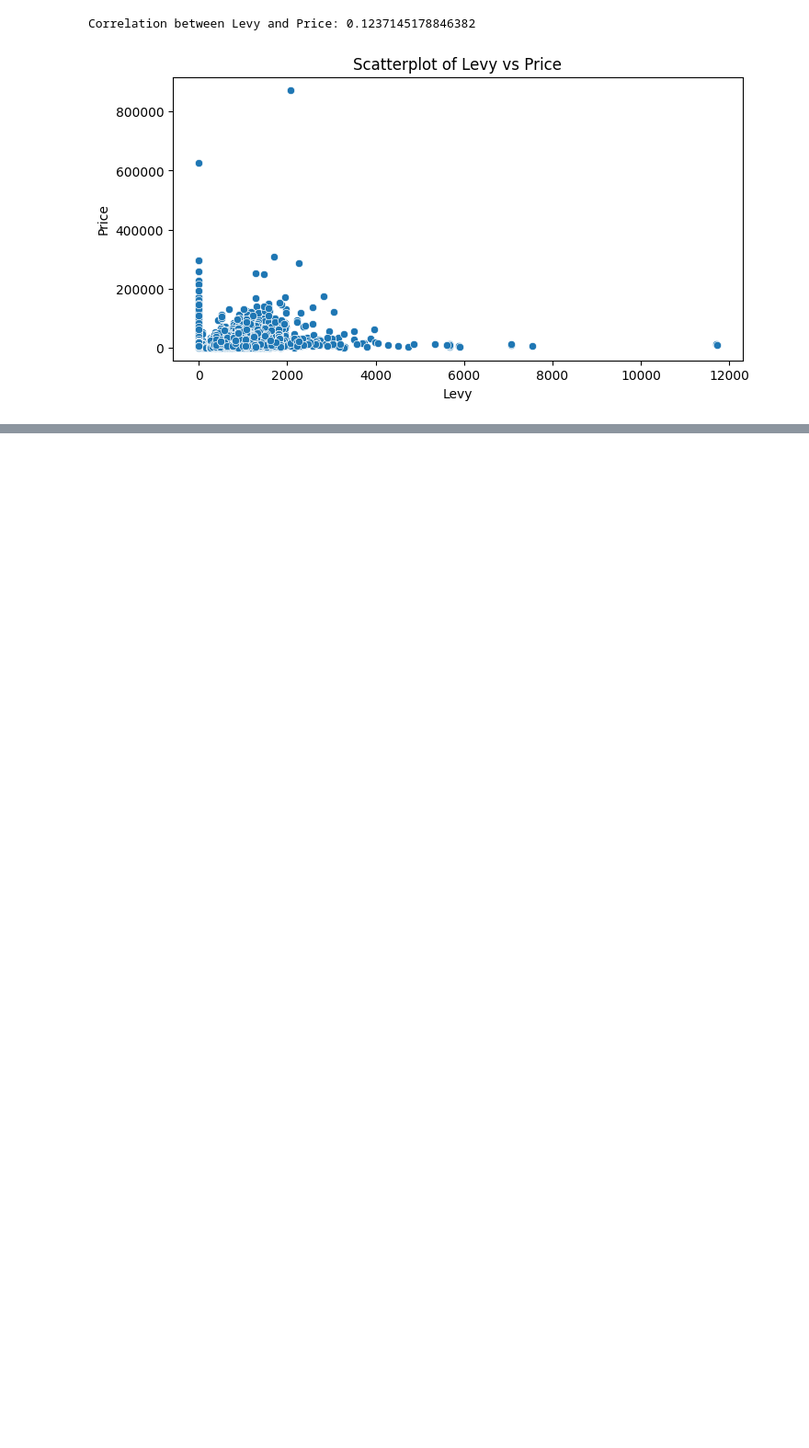
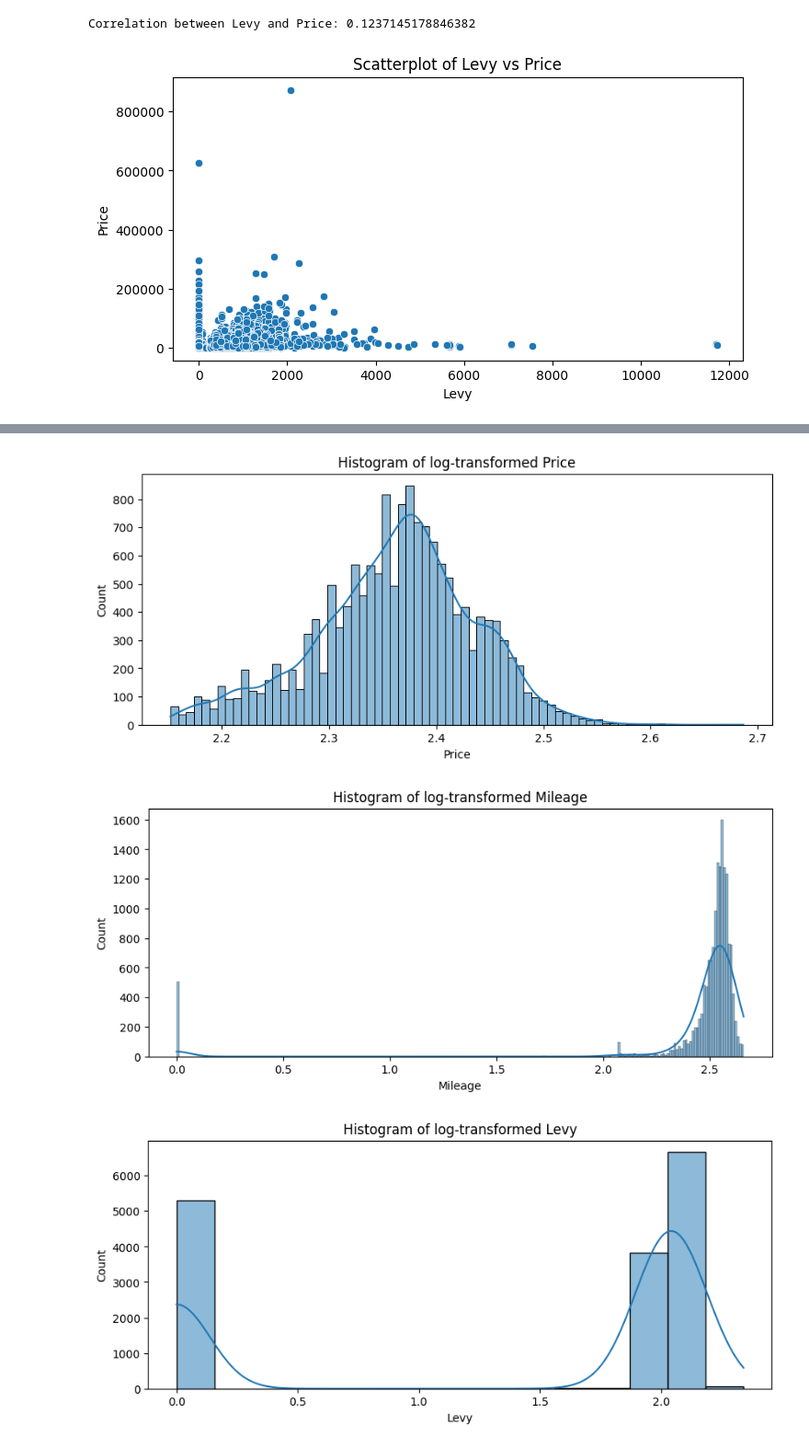
Before and after one commit to dinis2296/car-price-prediction-regression, a Jupyter notebook: notebook/Project 2 - Car Price Regression.ipynb, the cells around one changed output, grey strips where cells are left out. Shown at 92% size. Drawn from its saved outputs; the diff is of its cells as text; code cells hidden in the pictures; blank space fills up the shorter version.

```diff
--- a/notebook/Project 2 - Car Price Regression.ipynb
+++ b/notebook/Project 2 - Car Price Regression.ipynb
@@ -289,0 +344,15 @@ plt.show()
+# %%
+# Log transform numerical variables with high skewness (Price, Mileage and Levy):
+for col in ['Price', 'Mileage', 'Levy']:
+    df[col] = np.log1p(df[col])  # log1p to handle zero values
+
+    # Visualize distribution of transformed variable
+    plt.figure(figsize=(10, 4))
+    sns.histplot(df[col], kde=True)
+    plt.title(f"Histogram of log-transformed {col}")
+    plt.xlabel(col)
+    plt.show()
+# %% [output]
+[figure, added]
+[figure, added]
+[figure, added]
```
Also changed, not shown: parts of 11 cells of this notebook.
